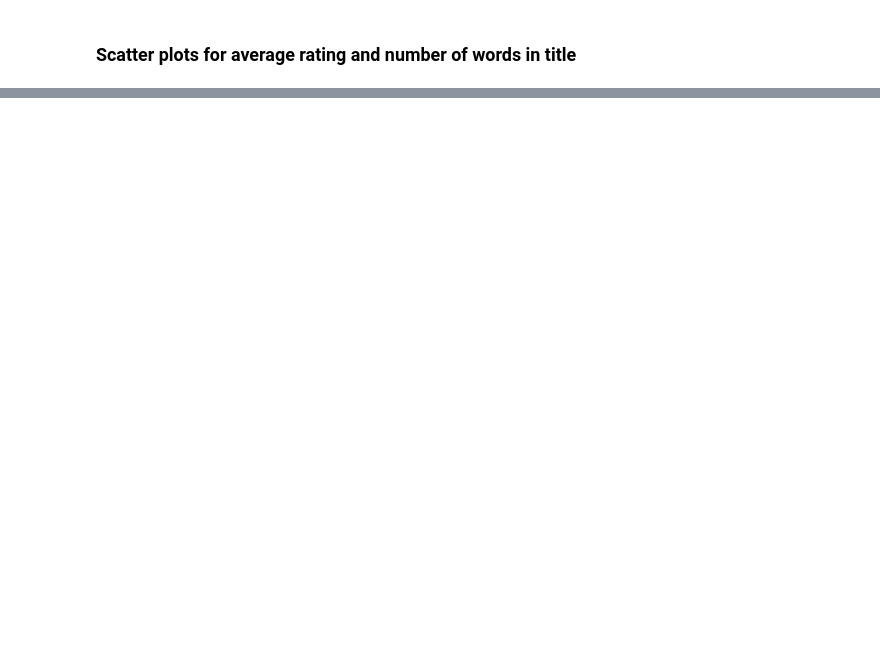
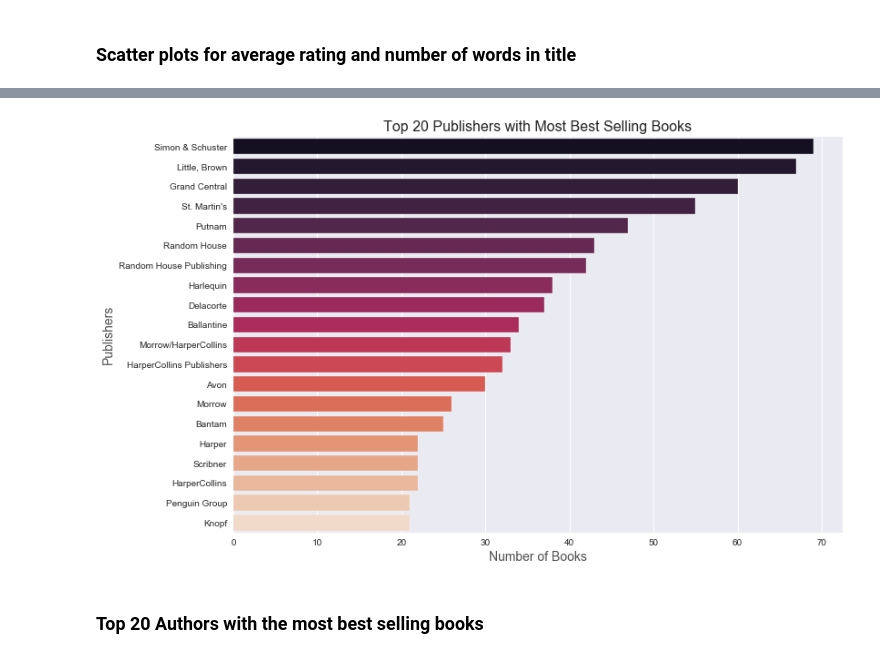
Before and after one commit to linhmai19/capstone_project, a Jupyter notebook: eda_modeling.ipynb, the cells around one changed output, grey strips where cells are left out. Cells and saved outputs as stored; diff of their text form; code cells hidden in the pictures; blank space fills up the shorter version.

```diff
--- a/eda_modeling.ipynb
+++ b/eda_modeling.ipynb
@@ -183,0 +210,7 @@ plt.scatter(df_merge['no_of_words_title'], df_merge['weeks_on_list'])
+# %%
+# Count the number of books for each publisher
+num_publisher = {}
+for publisher in unique_publishers:
+    num_publisher[publisher] = publisher_list.count(publisher)
+
+num_publisher
@@ -183,0 +235,4 @@ plt.scatter(df_merge['no_of_words_title'], df_merge['weeks_on_list'])
+# %%
+# Sort the publisher list from the highest to the lowest number of books
+num_publisher = {k: v for k, v in sorted(num_publisher.items(), key=lambda item: item[1],
+                                         reverse=True)}
@@ -183,0 +260,3 @@ plt.scatter(df_merge['no_of_words_title'], df_merge['weeks_on_list'])
+# %%
+# Make another list with Top 20 publishers with the higest number of best selling books
+publisher_20 = dict(itertools.islice(num_publisher.items(), 20))
@@ -183,0 +286,21 @@ plt.scatter(df_merge['no_of_words_title'], df_merge['weeks_on_list'])
+# %%
+# Make 2 lists for name of publishers and number of books
+publishers = []
+counts = []
+
+for publisher, count in publisher_20.items():
+    publishers.append(publisher)
+    counts.append(count)
+# %%
+# Graph to see the trend
+plt.figure(figsize=(12, 8))
+gr1 = sns.barplot(x=counts, y=publishers,
+                  ci=None, palette='rocket')
+gr1.set_xlabel('Number of Books', fontsize=14, alpha=0.8)
+gr1.set_ylabel('Publishers', fontsize=14, alpha=0.8)
+gr1.set_title('Top 20 Publishers with Most Best Selling Books', fontsize=16)
+plt.show()
+# %% [output]
+[figure, added]
+# %% [markdown]
+### Top 20 Authors with the most best selling books
```
Also changed, not shown: parts of 37 cells of this notebook, 5 other files.
